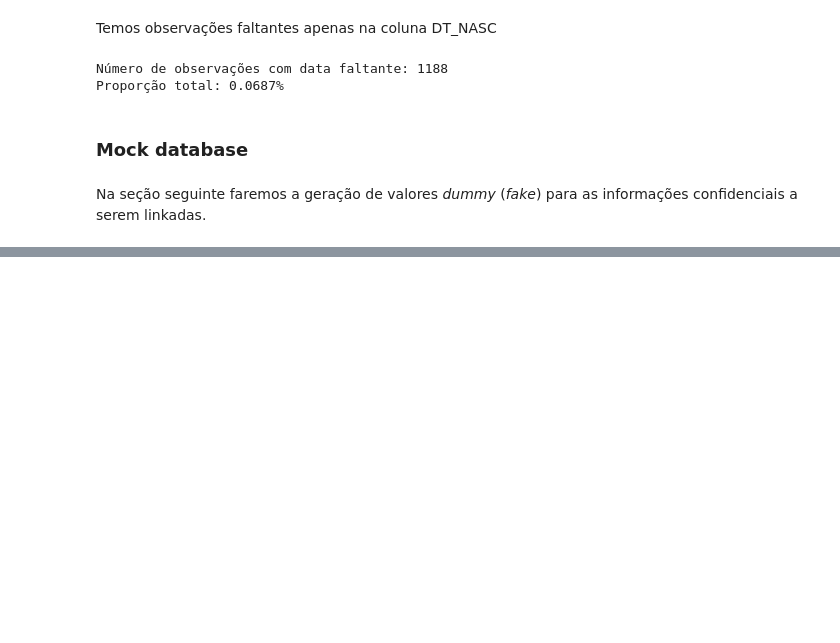
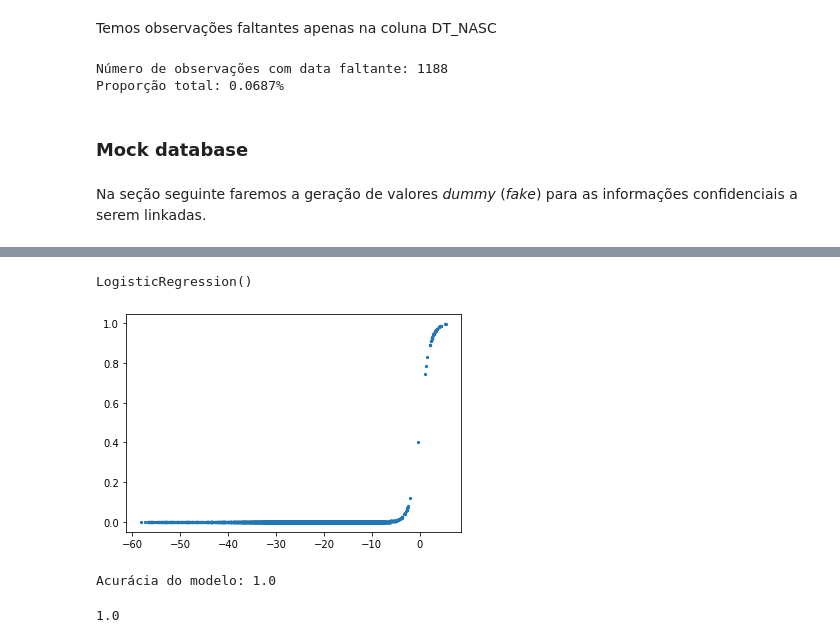
Before and after one commit to nhilariosilva/hacksus, a Jupyter notebook: SREG/Linkage Train.ipynb, the cells around one changed output, grey strips where cells are left out. Cells and saved outputs as stored; diff of their text form; code cells hidden in the pictures; blank space fills up the shorter version.

```diff
--- a/SREG/Linkage Train.ipynb
+++ b/SREG/Linkage Train.ipynb
@@ -181,0 +500,32 @@ df.head(15)
+# %%
+X2, y2 = get_metrics(df_paired2)
+X2 = pd.get_dummies(X2)
+# %%
+X_train2, X_test2, y_train2, y_test2 = train_test_split(X2, y2, train_size = 0.8, stratify = y2)
+
+sc2 = StandardScaler()
+X_train2.iloc[:,:9] = sc2.fit_transform(X_train2.iloc[:,:9])
+X_test2.iloc[:,:9] = sc2.transform(X_test2.iloc[:,:9])
+# %%
+lr2 = LogisticRegression()
+lr2.fit(X_train2, y_train2)
+# %% [output]
+LogisticRegression()
+# %%
+def sigmoid(v):
+    return 1/(1+np.exp(-v))
+# %%
+linear_fit2 = ( np.dot(X_test2, lr2.coef_.T).flatten() + lr2.intercept_ )
+
+plt.scatter(linear_fit2, sigmoid(linear_fit2), s = 5)
+plt.show()
+# %% [output]
+[figure, added]
+# %%
+print("Acurácia do modelo:", balanced_accuracy_score(y_test, lr.predict(X_test)))
+# %% [output]
+Acurácia do modelo: 1.0
+# %%
+np.mean(lr.predict(X_test) == y_test)
+# %% [output]
+1.0
```
Also changed, not shown: parts of 35 cells of this notebook, 2 other files.
